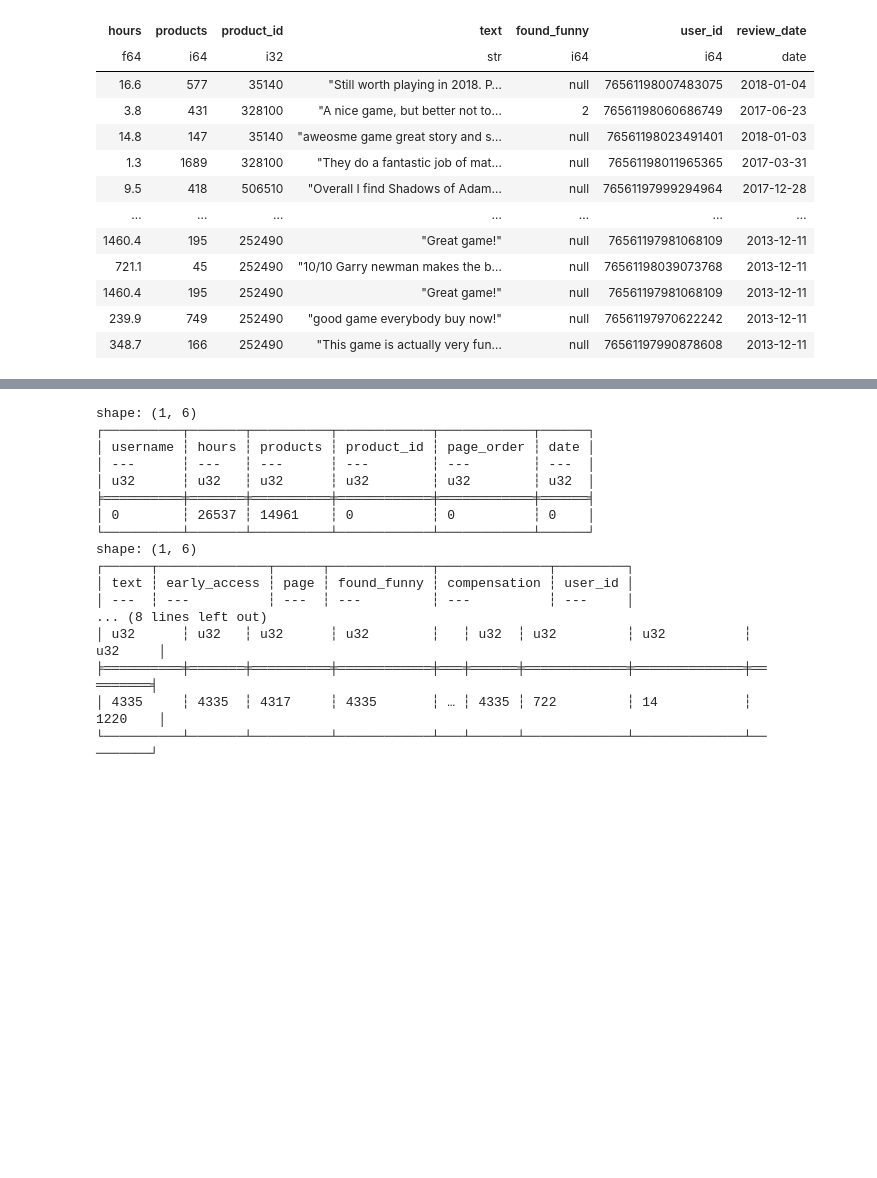
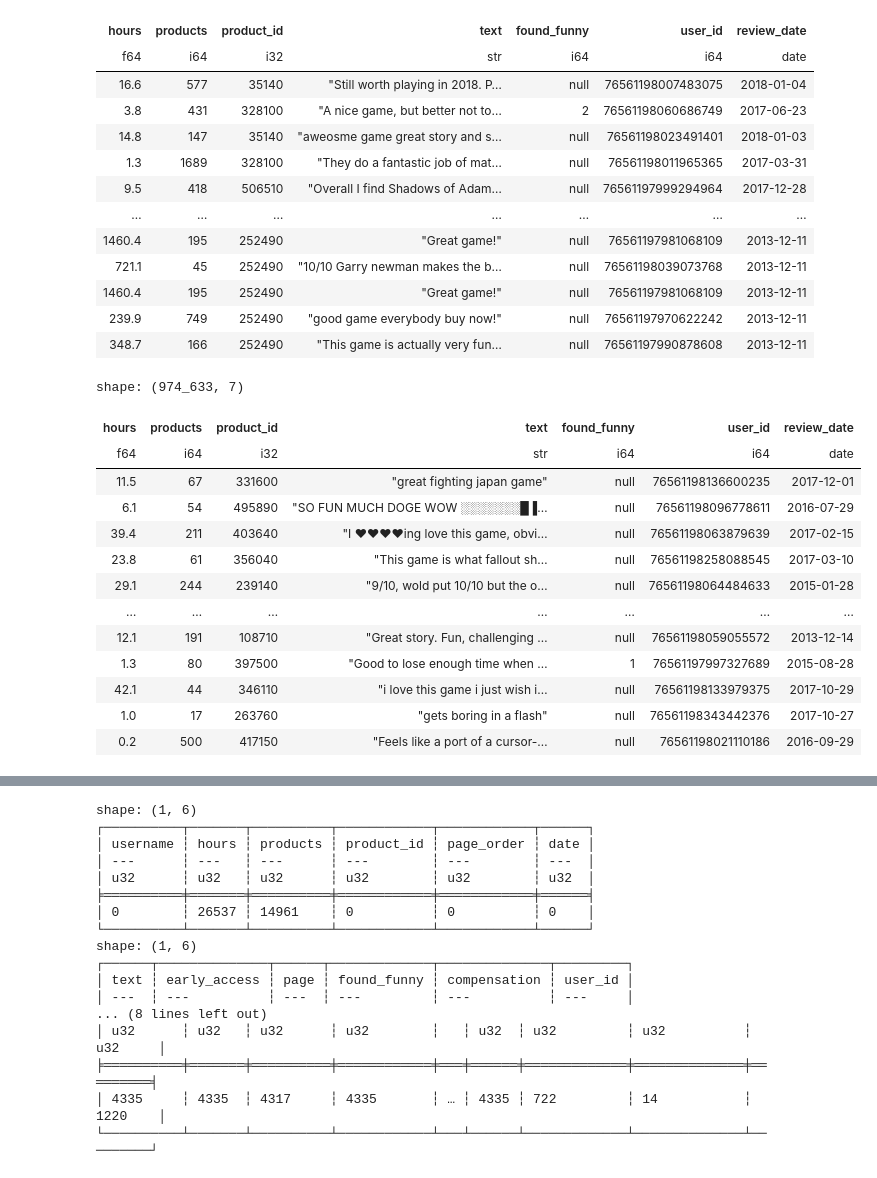
Before and after one commit to onichmath/Steam-Sequential-Recommender, a Jupyter notebook: DataExtraction.ipynb, the cells around one changed output, grey strips where cells are left out. Cells and saved outputs as stored; diff of their text form; code cells hidden in the pictures; blank space fills up the shorter version.

Commit message:
Fixed duplicate items

```diff
--- a/DataExtraction.ipynb
+++ b/DataExtraction.ipynb
@@ -188,0 +195,21 @@ shape: (1_096_756, 7)
+# %%
+cleaned_reviews_df = pl.scan_parquet("./data/reviews.parquet")
+# %%
+# drop duplicate user_id and product_id pairs
+cleaned_reviews_df = cleaned_reviews_df.unique(subset=["user_id", "product_id"])
+cleaned_reviews_df.collect()
+# %% [output]
+shape: (974_633, 7)
+| hours | products | product_id | text | found_funny | user_id | review_date |
+| f64 | i64 | i32 | str | i64 | i64 | date |
+| 11.5 | 67 | 331600 | "great fighting japan game" | null | 76561198136600235 | 2017-12-01 |
+| 6.1 | 54 | 495890 | "SO FUN MUCH DOGE WOW ░░░░░░░█▐… | null | 76561198096778611 | 2016-07-29 |
+| 39.4 | 211 | 403640 | "I ♥♥♥♥ing love this game, obvi… | null | 76561198063879639 | 2017-02-15 |
+| 23.8 | 61 | 356040 | "This game is what fallout sh… | null | 76561198258088545 | 2017-03-10 |
+| 29.1 | 244 | 239140 | "9/10, wold put 10/10 but the o… | null | 76561198064484633 | 2015-01-28 |
+| … | … | … | … | … | … | … |
+| 12.1 | 191 | 108710 | "Great story. Fun, challenging … | null | 76561198059055572 | 2013-12-14 |
+| 1.3 | 80 | 397500 | "Good to lose enough time when … | 1 | 76561197997327689 | 2015-08-28 |
+| 42.1 | 44 | 346110 | "i love this game i just wish i… | null | 76561198133979375 | 2017-10-29 |
+| 1.0 | 17 | 263760 | "gets boring in a flash" | null | 76561198343442376 | 2017-10-27 |
+| 0.2 | 500 | 417150 | "Feels like a port of a cursor-… | null | 76561198021110186 | 2016-09-29 |
```
Also changed, not shown: parts of 8 cells of this notebook, 2 other files.
